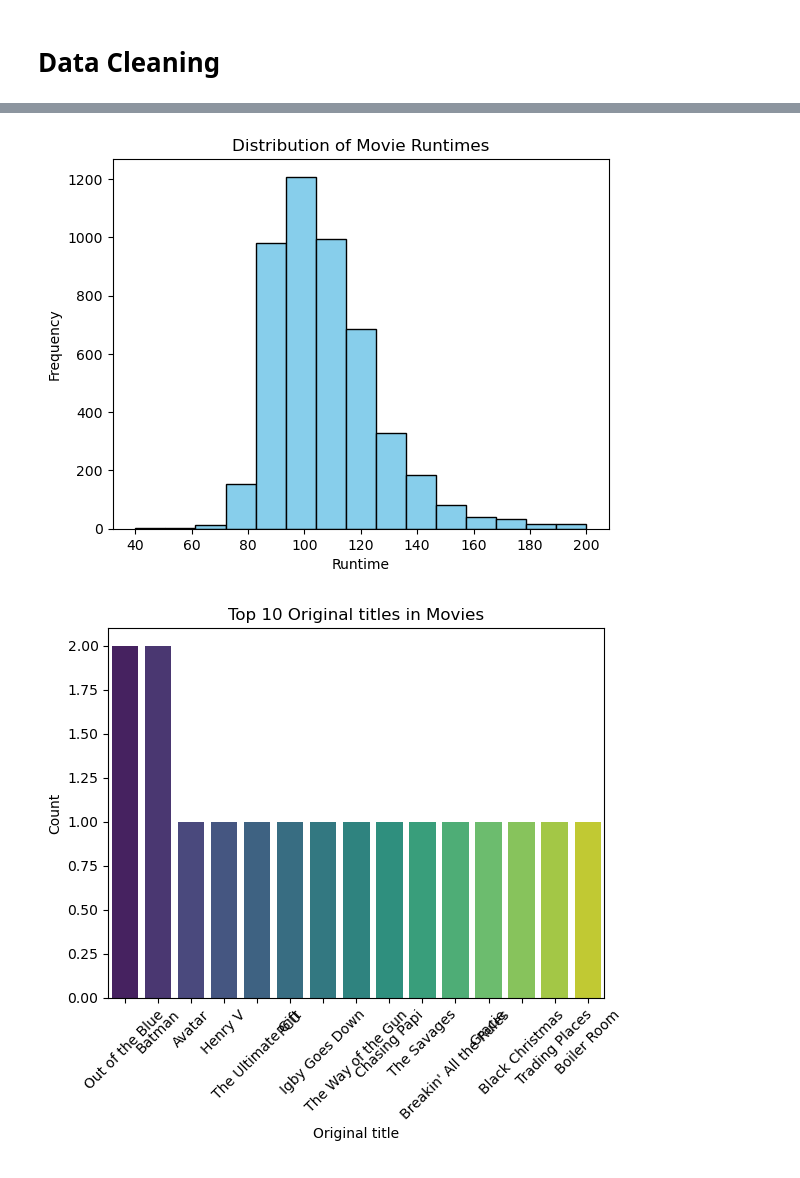
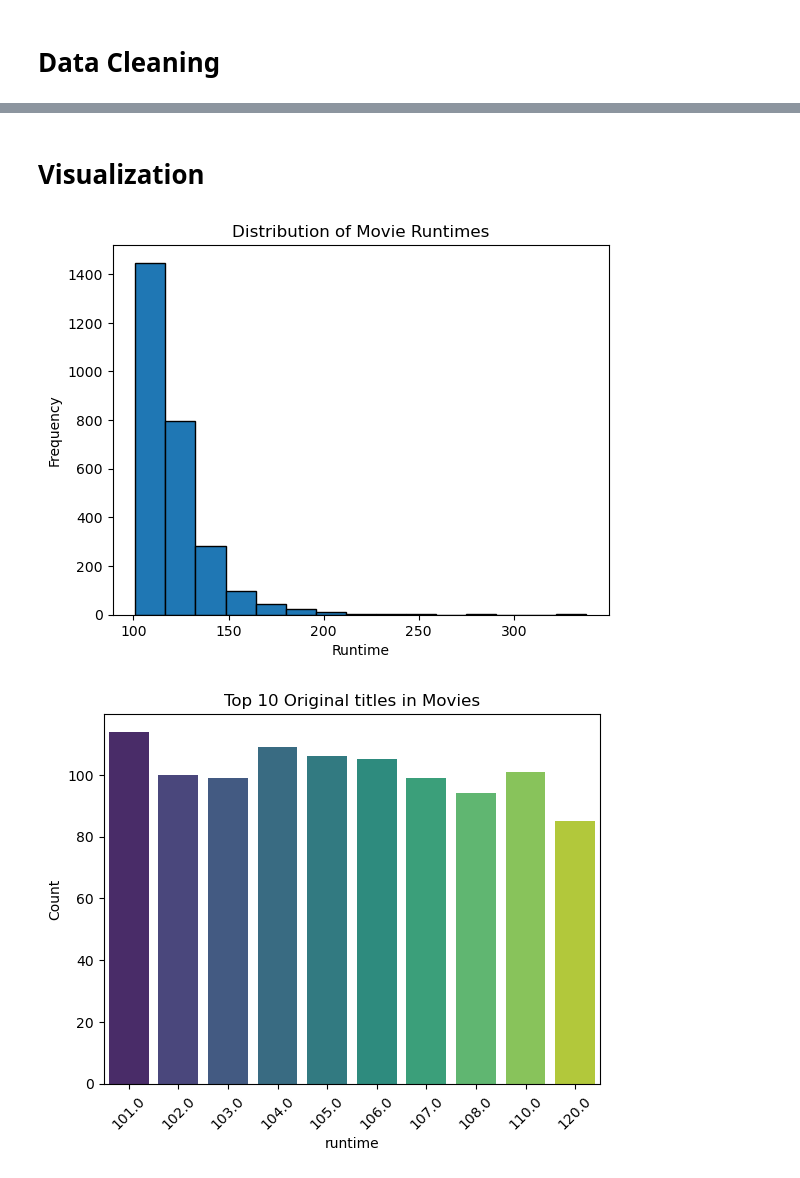
Before and after one commit to sapanahinukale/TMDB-5000-Movies-Analysis-Project, a Jupyter notebook: TMDB_5000_Movies-Dataset.ipynb, the cells around one changed output, grey strips where cells are left out. Cells and saved outputs as stored; diff of their text form; code cells hidden in the pictures.

```diff
--- a/TMDB_5000_Movies-Dataset.ipynb
+++ b/TMDB_5000_Movies-Dataset.ipynb
@@ -183,0 +234,4 @@ Name: id, dtype: int64
+# %%
+# Drop columns not required further for analysis
+tmdb_data.drop(['homepage', 'keywords', 'original_language', 'original_title', 'tagline', 'overview', 'spoken_languages', 'status'], axis=1, inplace = True) # inplace = true means it modifies the original dataframe and changes are reflects in the original object.
+tmdb_data.head(2)
@@ -216,0 +301,4 @@ Length: 4764, dtype: bool
+# %%
+# convert the data in the 'release_date' column to datetime format.
+tmdb_data['release_date'] = pd.to_datetime(tmdb_data['release_date'])
+tmdb_data.dtypes
@@ -257,0 +364,4 @@ Index(['budget', 'genres', 'original_language', 'original_title', 'popularity',
+# %%
+# This column has data in zip format which can't be analysed further through present knowledge.these columns are of no use and we need to drop these columns.
+tmdb_data.drop(['genres', 'production_companies', 'production_countries'], axis=1, inplace=True)
+tmdb_data.head(2)
@@ -258,5 +387,5 @@ Index(['budget', 'genres', 'original_language', 'original_title', 'popularity',
 # %%
-# Display title of the movie having runtime > 40
-tmdb_data = tmdb_data[tmdb_data['runtime']>40]
+# Display the movie having runtime > 100
+tmdb_data = tmdb_data[tmdb_data['runtime']>100]
 tmdb_data
 # %% [output]
@@ -276,20 +422,22 @@ tmdb_data
+# %% [markdown]
+# Visualization
 # %%
 # Plot a histogram of movie runtime
-plt.hist(tmdb_data['runtime'],range=(40,200), bins=15, color='skyblue', edgecolor='black')
-plt.xlabel('Runtime')
-plt.ylabel('Frequency')
-plt.title('Distribution of Movie Runtimes')
-plt.show()
+plt.hist(tmdb_data['runtime'], bins=15, edgecolor='black')  # Create a histogram with 15 bins and black edges
+plt.xlabel('Runtime')  # Label the x-axis as 'Runtime'
+plt.ylabel('Frequency')  # Label the y-axis as 'Frequency'
+plt.title('Distribution of Movie Runtimes')  # Set the title of the plot
+plt.show()  # Display the plot
 # %% [output]
-[figure, old version]
+[figure, new version]
 # %%
 # Visualize the distribution of original languages
-language_counts = tmdb_data['original_title'].value_counts().head(15)
+language_counts = tmdb_data['runtime'].value_counts().head(10)
 sns.barplot(x=language_counts.index, y=language_counts.values, palette='viridis')
-plt.xlabel('Original title')
+plt.xlabel('runtime')
 plt.ylabel('Count')
 plt.title('Top 10 Original titles in Movies')
 plt.xticks(rotation=45)
 plt.show()
 # %% [output]
-[figure, old version]
+[figure, new version]
```
Also changed, not shown: parts of 37 cells of this notebook, 1 other file.
